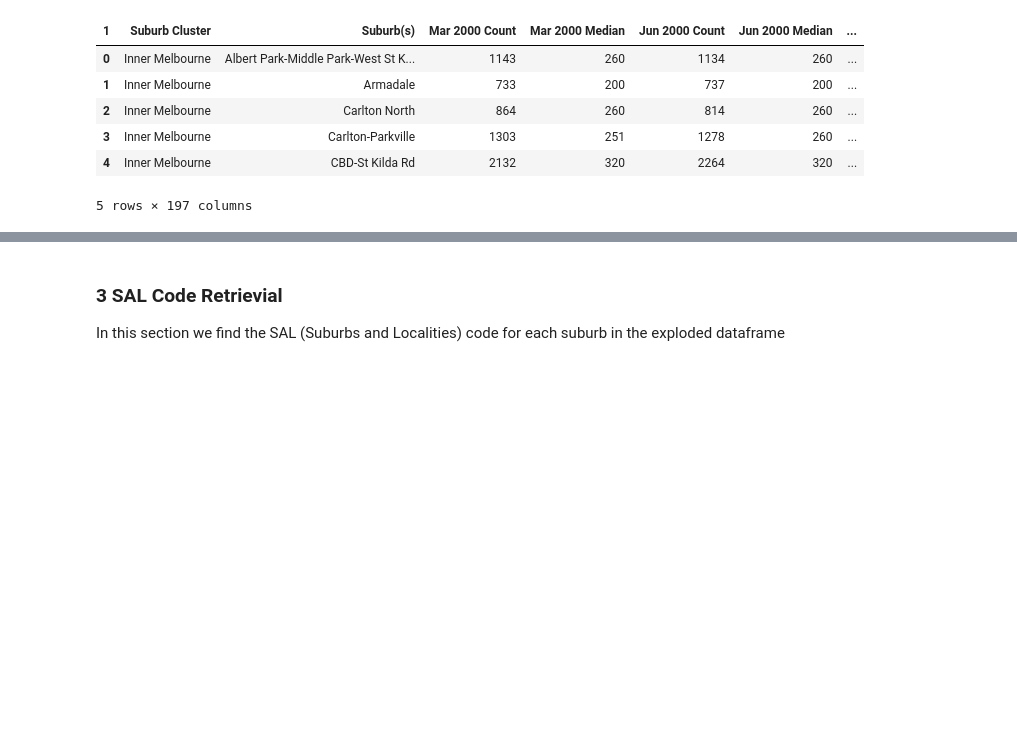
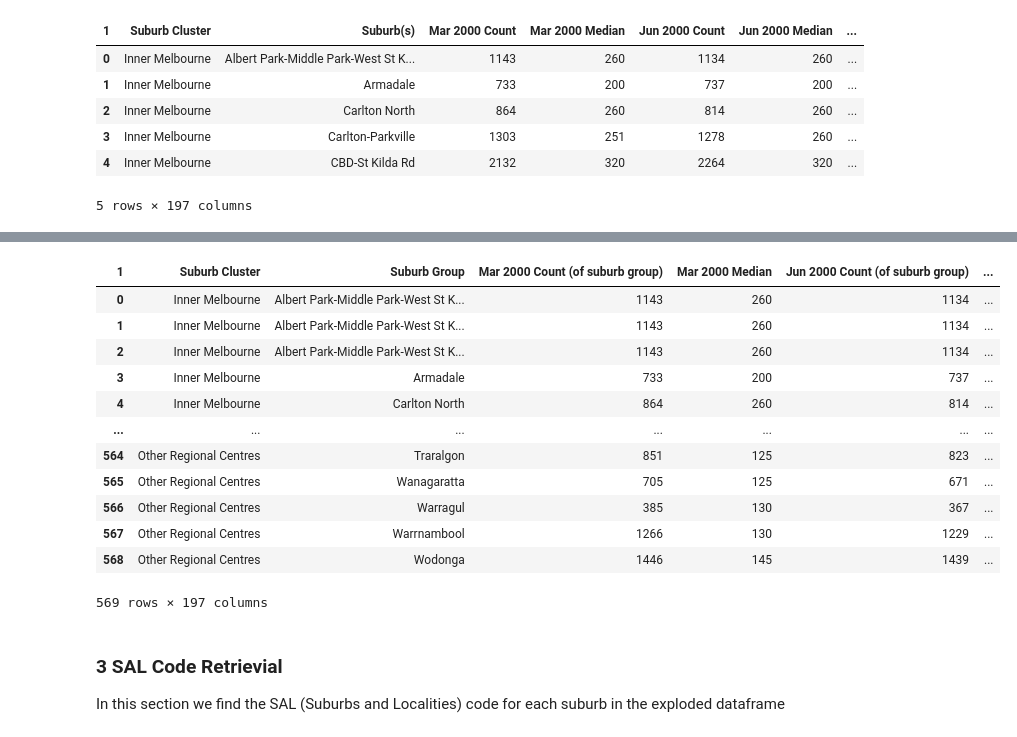
Before and after one commit to MAST30034-AppliedDataScience/project-2-group-real-estate-industry-project-8, a Jupyter notebook: notebooks/Historical_Rent_preprocessing/historical_rent_preprocessing.ipynb, the cells around one changed output, grey strips where cells are left out. Saved outputs shown, nothing was run; the diff lists cells and outputs as text; code cells hidden in the pictures; blank space fills up the shorter version.

```diff
--- a/notebooks/Historical_Rent_preprocessing/historical_rent_preprocessing.ipynb
+++ b/notebooks/Historical_Rent_preprocessing/historical_rent_preprocessing.ipynb
@@ -235,3 +234,21 @@ all_suburbs_rent_df
+# %%
+all_suburbs_rent_df = all_suburbs_rent_df.reset_index()
+all_suburbs_rent_df = all_suburbs_rent_df.drop(columns="index")
+all_suburbs_rent_df
+# %% [output]
+| 1 | Suburb Cluster | Suburb Group | Mar 2000 Count (of suburb group) | Mar 2000 Median | Jun 2000 Count (of suburb group) | ... |
+| 0 | Inner Melbourne | Albert Park-Middle Park-West St K... | 1143 | 260 | 1134 | ... |
+| 1 | Inner Melbourne | Albert Park-Middle Park-West St K... | 1143 | 260 | 1134 | ... |
+| 2 | Inner Melbourne | Albert Park-Middle Park-West St K... | 1143 | 260 | 1134 | ... |
+| 3 | Inner Melbourne | Armadale | 733 | 200 | 737 | ... |
+| 4 | Inner Melbourne | Carlton North | 864 | 260 | 814 | ... |
+| ... | ... | ... | ... | ... | ... | ... |
+| 564 | Other Regional Centres | Traralgon | 851 | 125 | 823 | ... |
+| 565 | Other Regional Centres | Wanagaratta | 705 | 125 | 671 | ... |
+| 566 | Other Regional Centres | Warragul | 385 | 130 | 367 | ... |
+| 567 | Other Regional Centres | Warrnambool | 1266 | 130 | 1229 | ... |
+| 568 | Other Regional Centres | Wodonga | 1446 | 145 | 1439 | ... |
+569 rows × 197 columns
 # %% [markdown]
 ### 3 SAL Code Retrievial
 In this section we find the SAL (Suburbs and Localities) code for each suburb in the exploded dataframe
```
Also changed, not shown: parts of 14 cells of this notebook, 7 other files.
